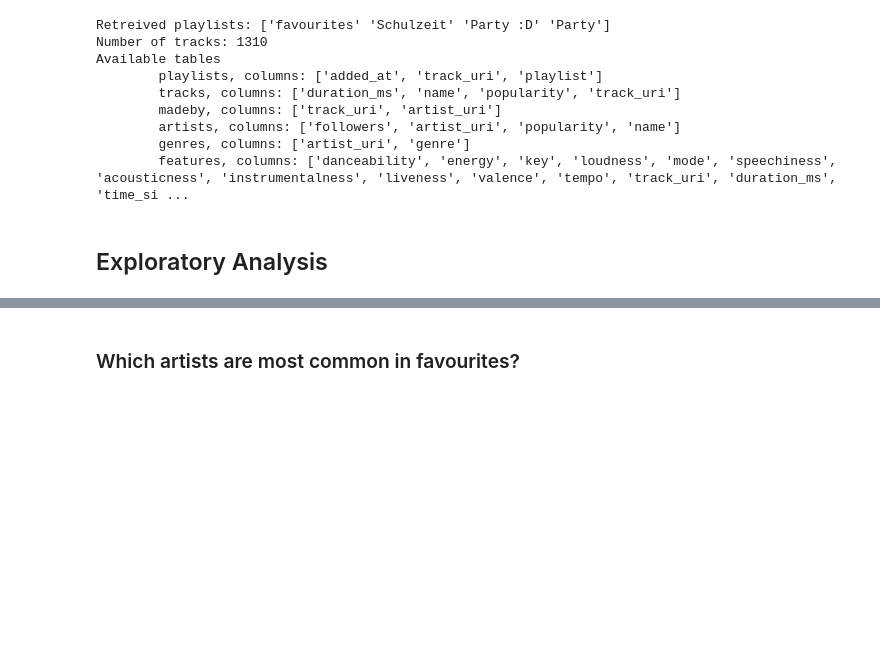
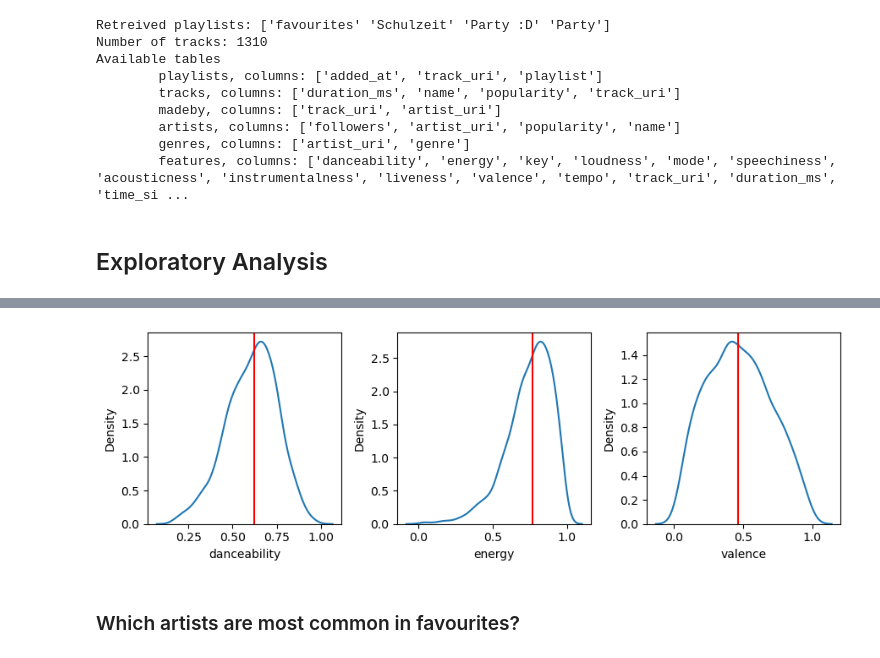
Before and after one commit to vinhill/PythonProjects, a Jupyter notebook: Spotify/notebook.ipynb, the cells around one changed output, grey strips where cells are left out. Drawn from its saved outputs; the diff is of its cells as text; code cells hidden in the pictures; blank space fills up the shorter version.

```diff
--- a/Spotify/notebook.ipynb
+++ b/Spotify/notebook.ipynb
@@ -252,3 +282,13 @@ df_features = data["features"]
+# %%
+# density plots for danceability, energy, valence, tempo
+fig, axes = plt.subplots(1, 3, figsize=(9, 3))
+for i, col in enumerate(["danceability", "energy", "valence"]):
+    sns.kdeplot(df_features[col], ax=axes[i])
+    axes[i].axvline(df_features[col].median(), color="red")
+plt.tight_layout()
+plt.show()
+# %% [output]
+[figure, added]
 # %% [markdown]
 ### Which artists are most common in favourites?
 # %%
```
Also changed, not shown: parts of 12 cells of this notebook.
